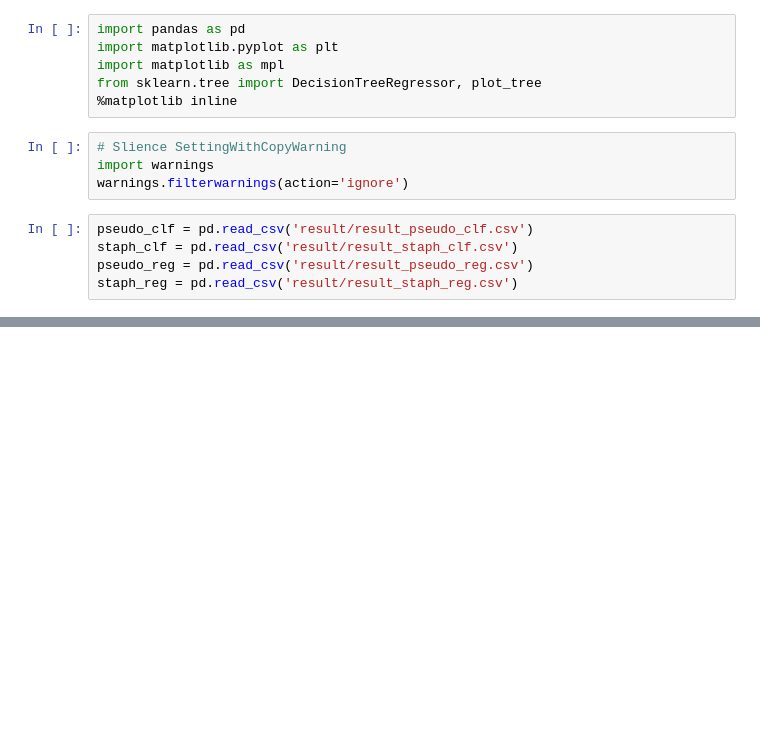
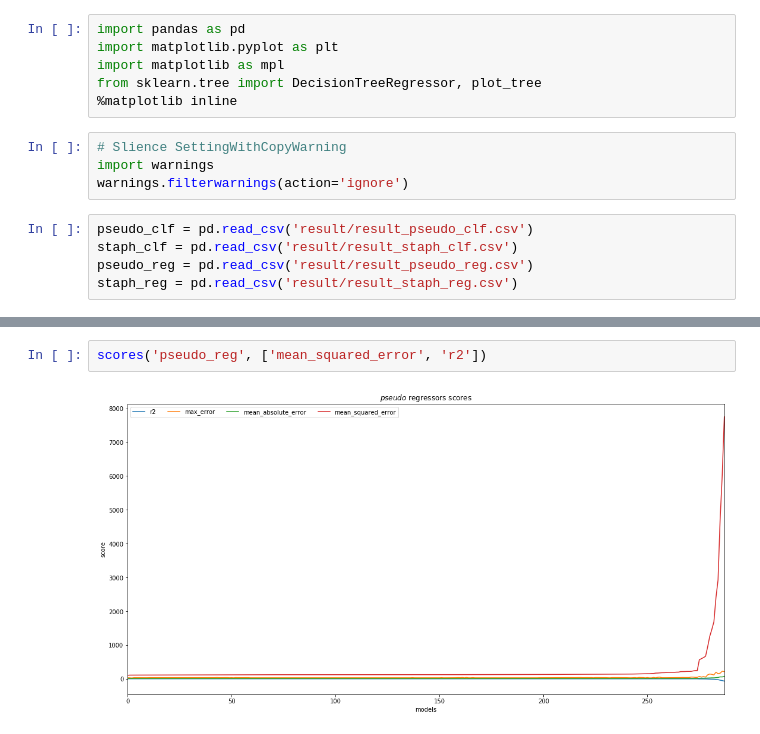
Before and after one commit to solislemuslab/dna-nn, a Jupyter notebook: zhaoyi/decision_tree.ipynb, the cells around one changed output, grey strips where cells are left out. Drawn from its saved outputs; the diff is of its cells as text; blank space fills up the shorter version.

```diff
--- a/zhaoyi/decision_tree.ipynb
+++ b/zhaoyi/decision_tree.ipynb
@@ -88,0 +98,4 @@ ax.legend(loc='upper right', bbox_to_anchor=(1, 1), ncol=4)
+# %%
+scores('pseudo_reg', ['mean_squared_error', 'r2'])
+# %% [output]
+[figure, added]
```
Also changed, not shown: parts of 11 cells of this notebook, 6 other files.
